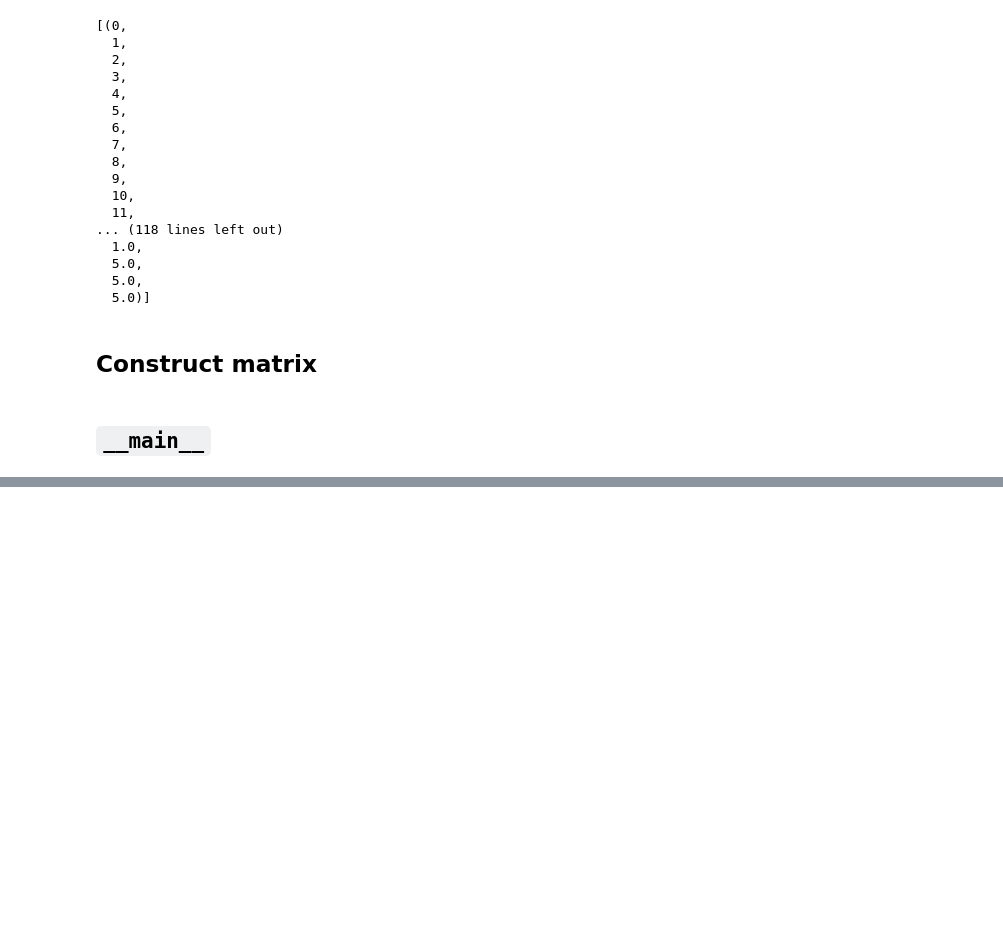
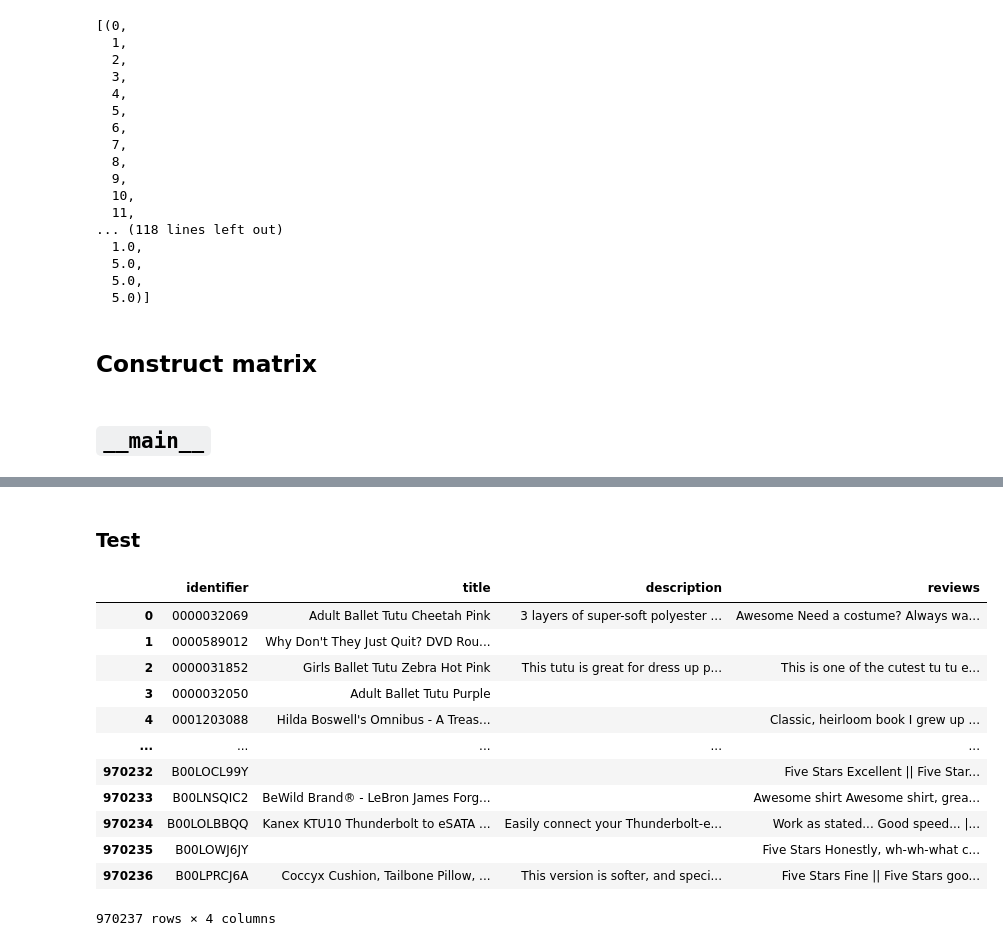
Before and after one commit to suchith720/sugar, a Jupyter notebook: nbs/17_map-amazon-reviews-from-dump.ipynb, the cells around one changed output, grey strips where cells are left out. Saved outputs shown, nothing was run; the diff lists cells and outputs as text; code cells hidden in the pictures; blank space fills up the shorter version.

```diff
--- a/nbs/17_map-amazon-reviews-from-dump.ipynb
+++ b/nbs/17_map-amazon-reviews-from-dump.ipynb
@@ -192,0 +257,24 @@ if __name__ == '__main__':
+# %% [markdown]
+### Test
+# %%
+review_mat_file = f'{data_dir}/review_title_text_tst_X_Y.npz'
+description_mat_file = f'{data_dir}/description_tst_X_Y.npz'
+title_file = f'{data_dir}/raw_data/test.raw.txt'
+
+tst_df = get_text_with_top_review(review_mat_file, description_mat_file, title_file)
+# %%
+tst_df
+# %% [output]
+|  | identifier | title | description | reviews |
+| 0 | 0000032069 | Adult Ballet Tutu Cheetah Pink | 3 layers of super-soft polyester ... | Awesome Need a costume? Always wa... |
+| 1 | 0000589012 | Why Don't They Just Quit? DVD Rou... |  |  |
+| 2 | 0000031852 | Girls Ballet Tutu Zebra Hot Pink | This tutu is great for dress up p... | This is one of the cutest tu tu e... |
+| 3 | 0000032050 | Adult Ballet Tutu Purple |  |  |
+| 4 | 0001203088 | Hilda Boswell's Omnibus - A Treas... |  | Classic, heirloom book I grew up ... |
+| ... | ... | ... | ... | ... |
+| 970232 | B00LOCL99Y |  |  | Five Stars Excellent || Five Star... |
+| 970233 | B00LNSQIC2 | BeWild Brand® - LeBron James Forg... |  | Awesome shirt Awesome shirt, grea... |
+| 970234 | B00LOLBBQQ | Kanex KTU10 Thunderbolt to eSATA ... | Easily connect your Thunderbolt-e... | Work as stated... Good speed... |... |
+| 970235 | B00LOWJ6JY |  |  | Five Stars Honestly, wh-wh-what c... |
+| 970236 | B00LPRCJ6A | Coccyx Cushion, Tailbone Pillow, ... | This version is softer, and speci... | Five Stars Fine || Five Stars goo... |
+970237 rows × 4 columns
```
Also changed, not shown: parts of 27 cells of this notebook, 10 other files.
